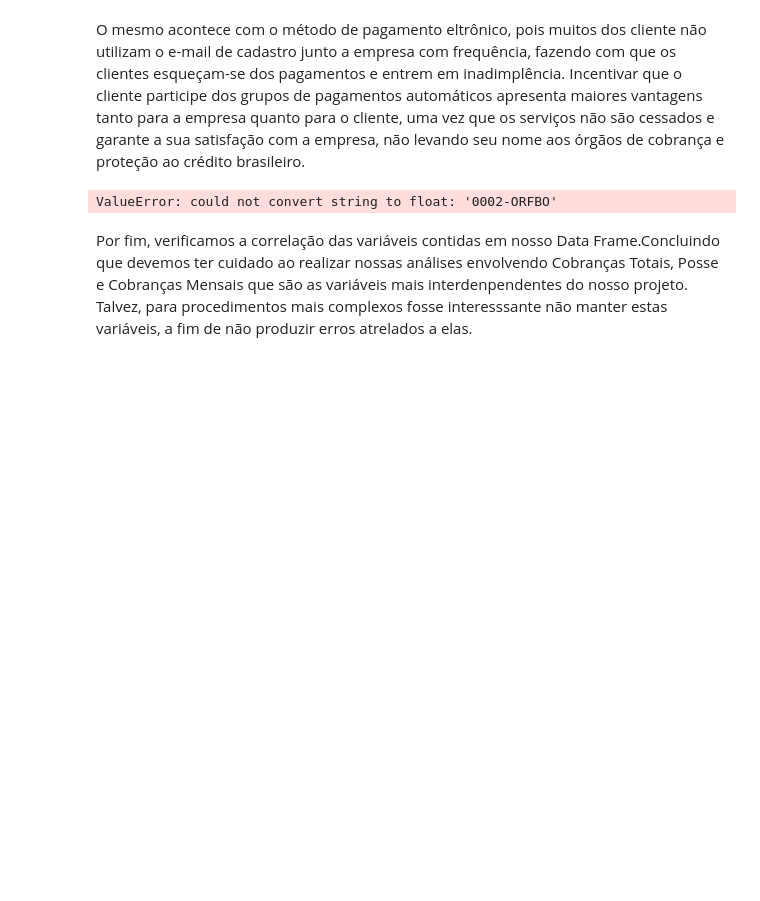
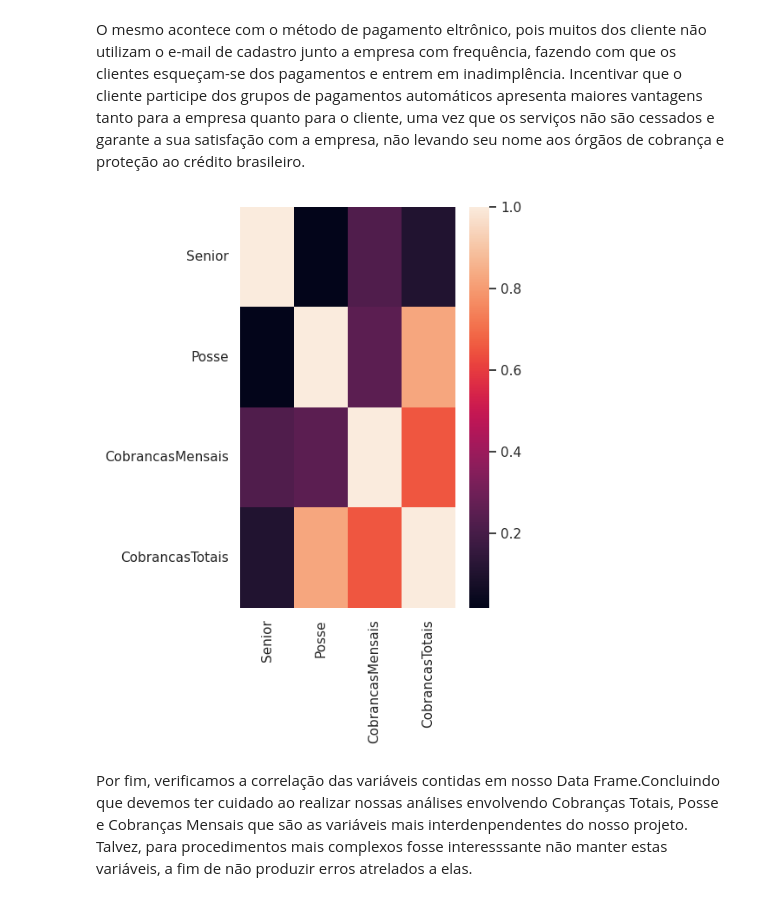
Before and after one commit to askot19/Portfolio, a Jupyter notebook: Churn Prediction/2 - Análise de Dados/2 - Análise de Dados.ipynb, the cells around one changed output. Cells and saved outputs as stored; diff of their text form; code cells hidden in the pictures; blank space fills up the shorter version.

```diff
--- a/Churn Prediction/2 - Análise de Dados/2 - Análise de Dados.ipynb
+++ b/Churn Prediction/2 - Análise de Dados/2 - Análise de Dados.ipynb
@@ -265,10 +265,9 @@ sns.set(rc = {'figure.figsize':(9, 4)})
 O mesmo acontece com o método de pagamento eltrônico, pois muitos dos cliente não utilizam o e-mail de cadastro junto a empresa com frequência, fazendo com que os clientes esqueçam-se dos pagamentos e entrem em inadimplência. Incentivar que o cliente participe dos grupos de pagamentos automáticos apresenta maiores vantagens tanto para a empresa quanto para o cliente, uma vez que os serviços não são cessados e garante a sua satisfação com a empresa, não levando seu nome aos órgãos de cobrança e proteção ao crédito brasileiro.
 # %%
 # Conferindo a correlação entre as variáveis
-cor = dados.corr()
-sns.heatmap(cor)
-sns.set(rc = {'figure.figsize':(4, 4)})
+sns.heatmap(dados.corr(numeric_only=True))
+sns.set(rc = {'figure.figsize':(5, 6)})
 # %% [output]
-ValueError: could not convert string to float: '0002-ORFBO'
+[figure, added]
 # %% [markdown]
 Por fim, verificamos a correlação das variáveis contidas em nosso Data Frame.Concluindo que devemos ter cuidado ao realizar nossas análises envolvendo Cobranças Totais, Posse e Cobranças Mensais que são as variáveis mais interdenpendentes do nosso projeto. Talvez, para procedimentos mais complexos fosse interesssante não manter estas variáveis, a fim de não produzir erros atrelados a elas.
```
